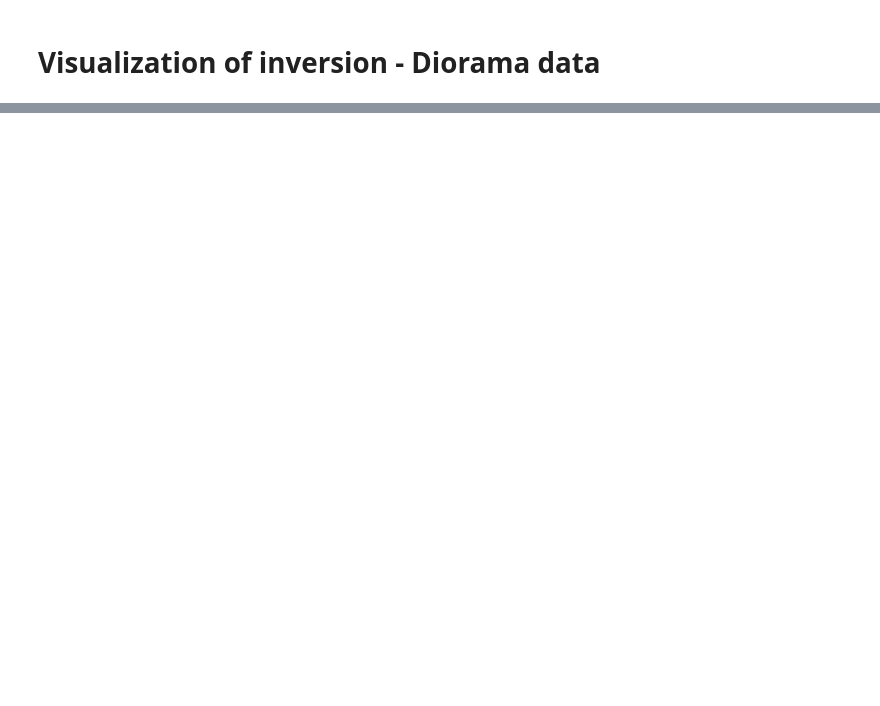
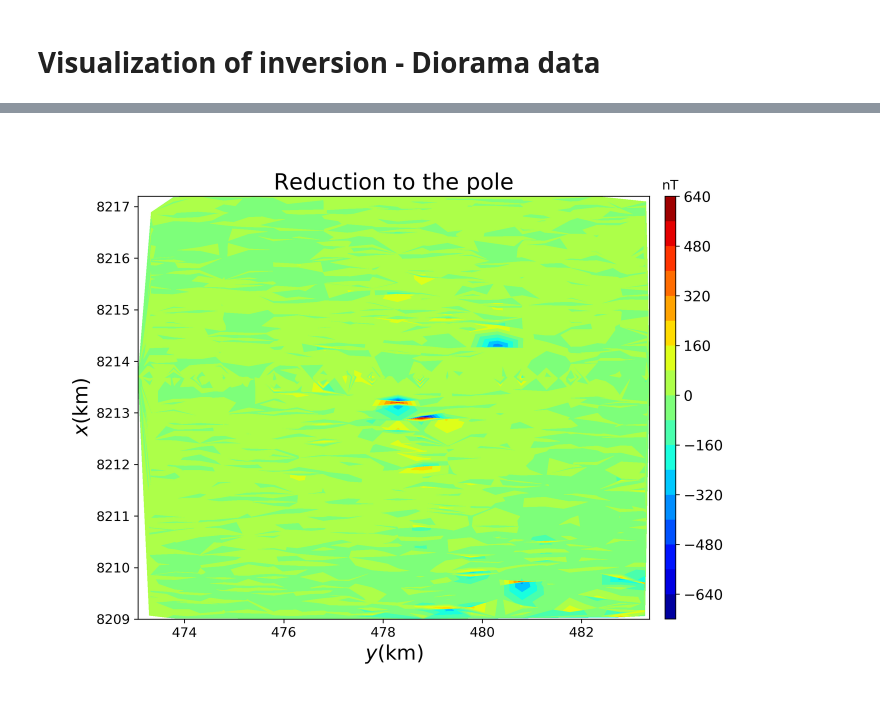
Before and after one commit to pinga-lab/magnetic-radial-inversion, a Jupyter notebook: code/real_data/diorama_vizualition_inversion.ipynb, the cells around one changed output, grey strips where cells are left out. Drawn from its saved outputs; the diff is of its cells as text; code cells hidden in the pictures; blank space fills up the shorter version.

```diff
--- a/code/real_data/diorama_vizualition_inversion.ipynb
+++ b/code/real_data/diorama_vizualition_inversion.ipynb
@@ -336,0 +364,21 @@ myv.show()
+# %%
+rtp = np.zeros(vp.size)
+for x, y in zip(di['xp'], di['yp']):
+    rtp += msf.kernelzz_sphere(di['xp'], di['yp'], di['zp'], [x, y, 200., 1.])
+rtp *= -vp*100.
+# %%
+plt.figure(figsize=(10,7))
+plt.title('Reduction to the pole', fontsize=20)
+plt.tricontourf(di['yp'], di['xp'], rtp, 20, cmap='jet').ax.tick_params(labelsize=12)
+plt.xlabel('$y$(km)', fontsize=18)
+plt.ylabel('$x$(km)', fontsize=18)
+clb = plt.colorbar(pad=0.025, aspect=40, shrink=1)
+clb.ax.tick_params(labelsize=13)
+clb.ax.set_title('nT')
+mpl.m2km()
+plt.legend(loc=0, fontsize=12, shadow=bool, framealpha=1, edgecolor='black')
+plt.savefig('reduction_pole.png', dpi=300)
+#plt.show()
+img(filename='reduction_pole.png', width=1000, height=1200)
+# %% [output]
+[figure, added]
```
Also changed, not shown: parts of 22 cells of this notebook, 19 other files.
